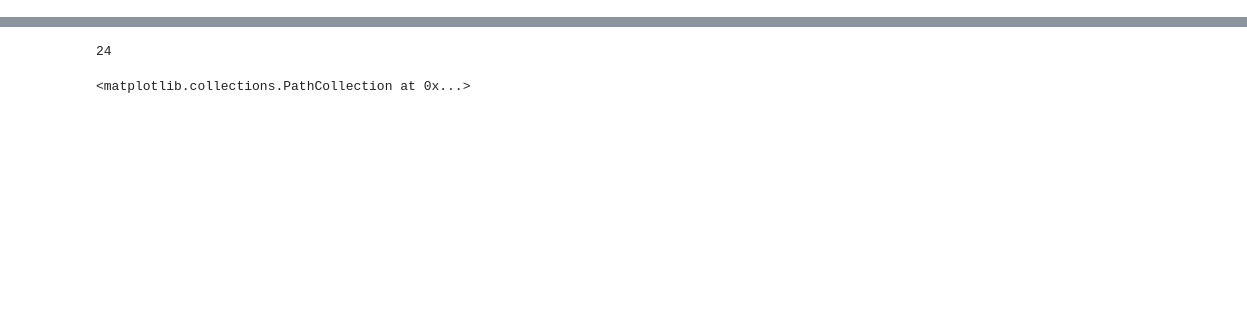
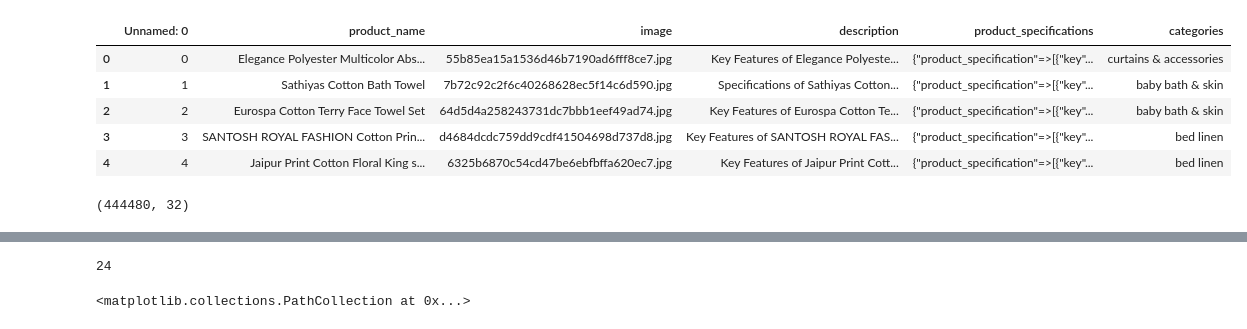
Before and after one commit to JeongJeong-code/P6_market_place, a Jupyter notebook: text_image_classification.ipynb, the cells around one changed output, grey strips where cells are left out. Drawn from its saved outputs; the diff is of its cells as text; code cells hidden in the pictures; blank space fills up the shorter version.

```diff
--- a/text_image_classification.ipynb
+++ b/text_image_classification.ipynb
@@ -52,3 +54,6 @@ True
 # %%
 url = 'https://raw.githubusercontent.com/JeongJeong-code/P6_market_place/main/df1_test.csv'
 df1_test= pd.read_csv(url)
+print(len(df1_test))
+df1_test =df1_test[df1_test['image'] !='9743e6d1c9f3180483825fe4d2e97836.jpg']
+print(len(df1_test))
@@ -110 +120,10 @@ X_train[:10]
 Name: description, dtype: object
+# %%
+df1_test.head()
+# %% [output]
+|  | Unnamed: 0 | product_name | image | description | product_specifications | categories |
+| 0 | 0 | Elegance Polyester Multicolor Abs... | 55b85ea15a1536d46b7190ad6fff8ce7.jpg | Key Features of Elegance Polyeste... | {"product_specification"=>[{"key"... | curtains & accessories |
+| 1 | 1 | Sathiyas Cotton Bath Towel | 7b72c92c2f6c40268628ec5f14c6d590.jpg | Specifications of Sathiyas Cotton... | {"product_specification"=>[{"key"... | baby bath & skin |
+| 2 | 2 | Eurospa Cotton Terry Face Towel Set | 64d5d4a258243731dc7bbb1eef49ad74.jpg | Key Features of Eurospa Cotton Te... | {"product_specification"=>[{"key"... | baby bath & skin |
+| 3 | 3 | SANTOSH ROYAL FASHION Cotton Prin... | d4684dcdc759dd9cdf41504698d737d8.jpg | Key Features of SANTOSH ROYAL FAS... | {"product_specification"=>[{"key"... | bed linen |
+| 4 | 4 | Jaipur Print Cotton Floral King s... | 6325b6870c54cd47be6ebfbffa620ec7.jpg | Key Features of Jaipur Print Cott... | {"product_specification"=>[{"key"... | bed linen |
@@ -110,0 +151,4 @@ Name: description, dtype: object
+# %%
+np.shape(dico)
+# %% [output]
+(444480, 32)
```
Also changed, not shown: parts of 26 cells of this notebook.
